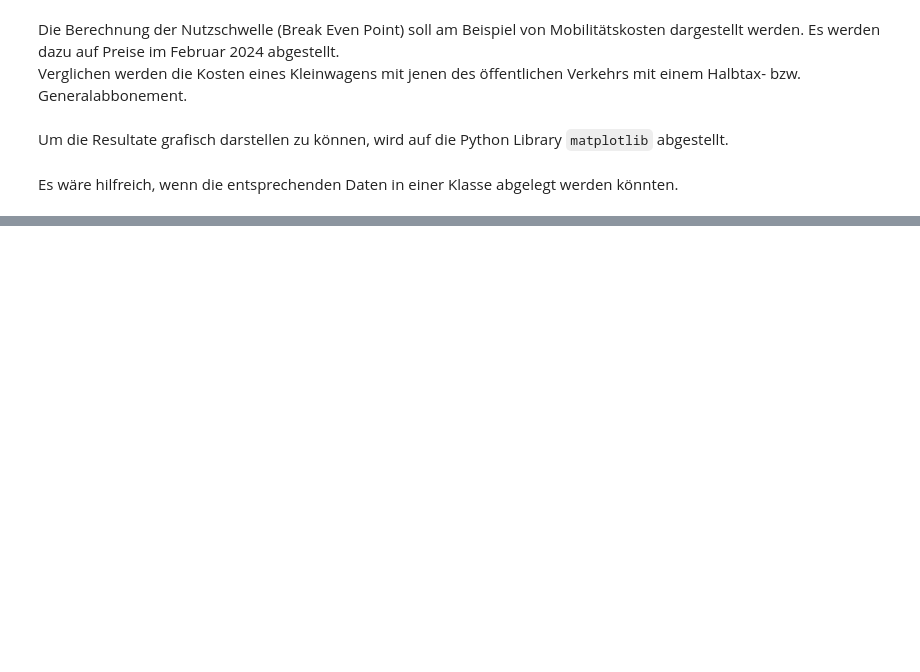
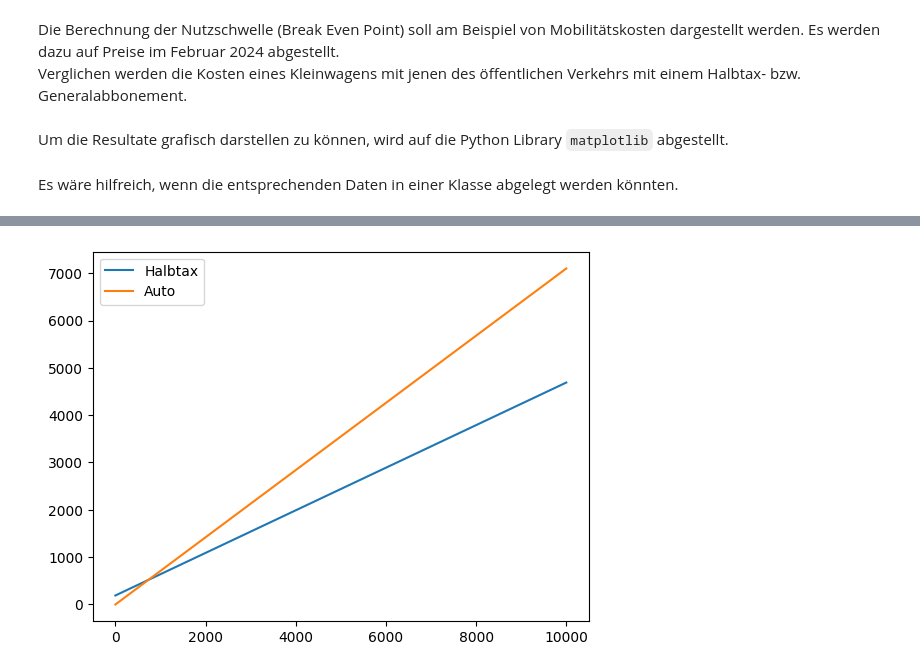
Before and after one commit to ProgrammierenNachOFI/Investitionsrechnung, a Jupyter notebook: docs/break_even/break_even_muloe.ipynb, the cells around one changed output, grey strips where cells are left out. Drawn from its saved outputs; the diff is of its cells as text; code cells hidden in the pictures; blank space fills up the shorter version.

Commit message:
Skizziere ein einfaches Diagramm

```diff
--- a/docs/break_even/break_even_muloe.ipynb
+++ b/docs/break_even/break_even_muloe.ipynb
@@ -28,0 +58,13 @@ class BreakEvenObjekt:
+# %%
+variabel_halbtax = {"tarifkilometer" : 0.35}
+fix_halbtax = {"abonnement" : 190}
+
+x = [i for i in range(0, 10_000)]
+y = [0.45 * i + 190 for i in x]
+a = [0.71 * i for i in x]
+plt.plot(x, y, label="Halbtax")
+plt.plot(x, a, label="Auto")
+plt.legend()
+plt.show()
+# %% [output]
+[figure, added]
```
Also changed, not shown: parts of 2 cells of this notebook.
